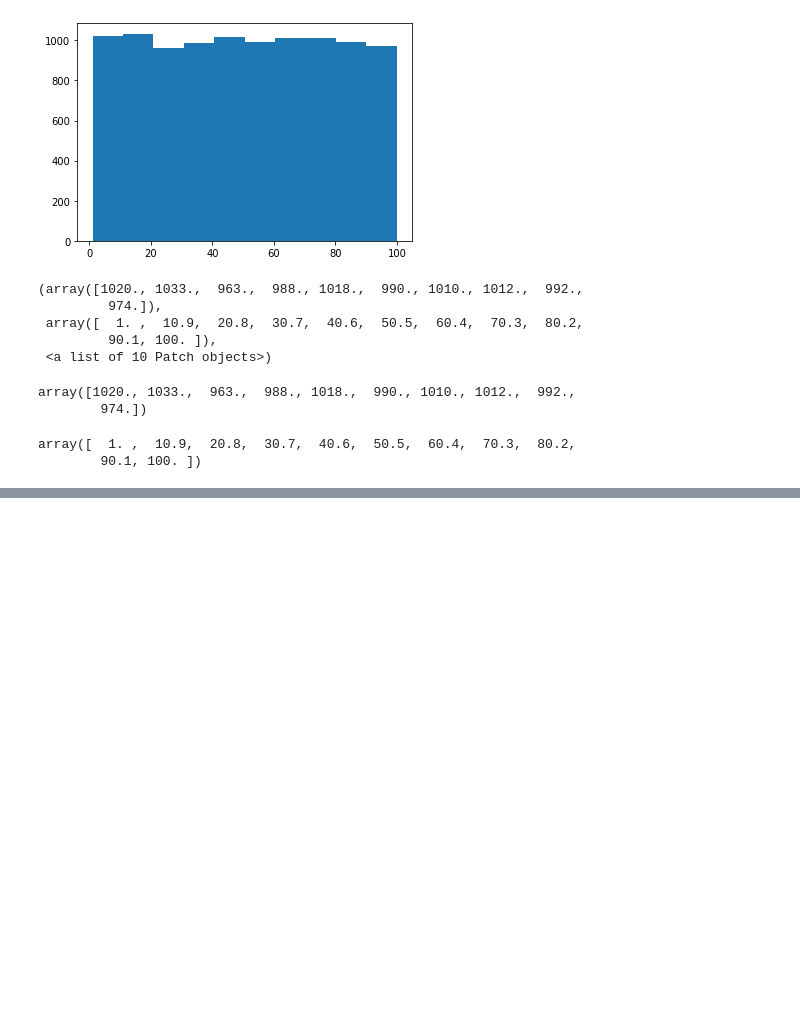
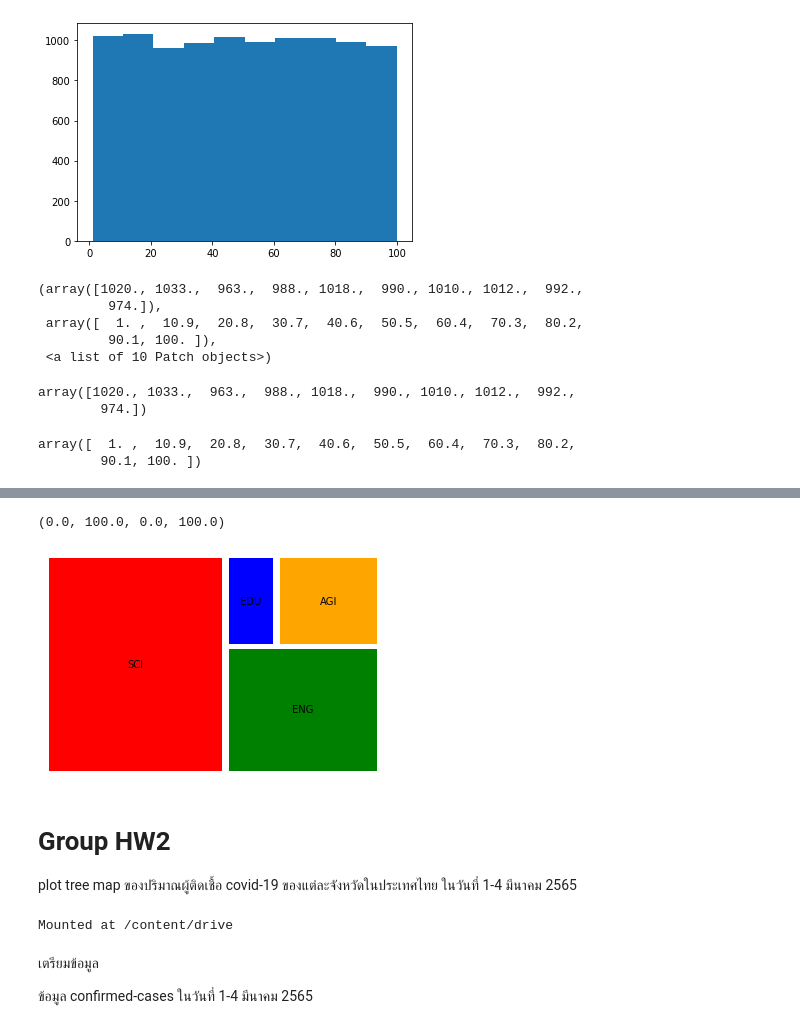
Before and after one commit to gotserena/data_viz_2022, a Jupyter notebook: DataViz04 Data Comparison.ipynb, the cells around one changed output, grey strips where cells are left out. Drawn from its saved outputs; the diff is of its cells as text; code cells hidden in the pictures; blank space fills up the shorter version.

Commit message:
group Hw ล่าสุด เสร็จแล้ว

```diff
--- a/DataViz04 Data Comparison.ipynb
+++ b/DataViz04 Data Comparison.ipynb
@@ -345,0 +389,12 @@ array([  1. ,  10.9,  20.8,  30.7,  40.6,  50.5,  60.4,  70.3,  80.2,
+# %%
+labels = ['SCI', 'ENG', 'EDU', 'AGI'] # กำหนดชื่อ
+data = [500, 250, 60, 120] # สร้าง data
+color = ['red', 'green', 'blue', 'orange'] # กำหนดสี
+squarify.plot(data,color=color,label=labels,pad=True) # พร็อตกราฟแบบกำหนดสีตามที่เราต้องการ ## pad =True ทำให้มีช่องว่างเพื่อความสวยงาม
+plt.axis('off')
+# %% [output]
+(0.0, 100.0, 0.0, 100.0)
+[figure, added]
+# %% [markdown]
+# Group HW2
+plot tree map ของปริมาณผู้ติดเชื้อ covid-19 ของแต่ละจังหวัดในประเทศไทย ในวันที่ 1-4 มีนาคม 2565
@@ -345,0 +404,6 @@ array([  1. ,  10.9,  20.8,  30.7,  40.6,  50.5,  60.4,  70.3,  80.2,
+# %%
+from google.colab import drive  #เป็นการเชื่อม colab กับไดร์ฟของเรา
+drive.mount('/content/drive')  #เป็นการเชื่อมไปยังที่อยู่ไดร์ฟที่สร้าง Foder ชื่อว่า dataviz_2021_data
+path = '/content/drive/My Drive/dataviz_2021_data' #ทำการเชื่อมกับข้อมูลในไดร์ฟที่ชื่อว่า midterm data 2022
+# %% [output]
+Mounted at /content/drive
@@ -345,0 +413,5 @@ array([  1. ,  10.9,  20.8,  30.7,  40.6,  50.5,  60.4,  70.3,  80.2,
+# %% [markdown]
+เตรียมข้อมูล
+
+
+ข้อมูล confirmed-cases ในวันที่ 1-4 มีนาคม 2565
```
Also changed, not shown: parts of 36 cells of this notebook.
